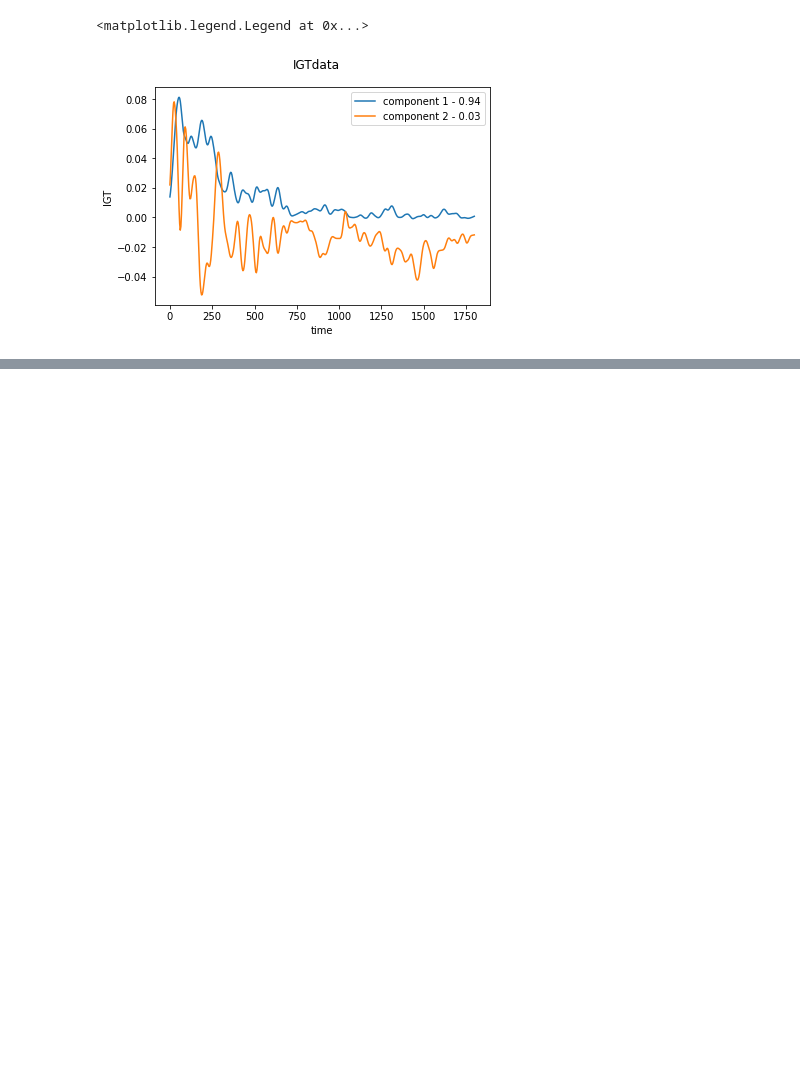
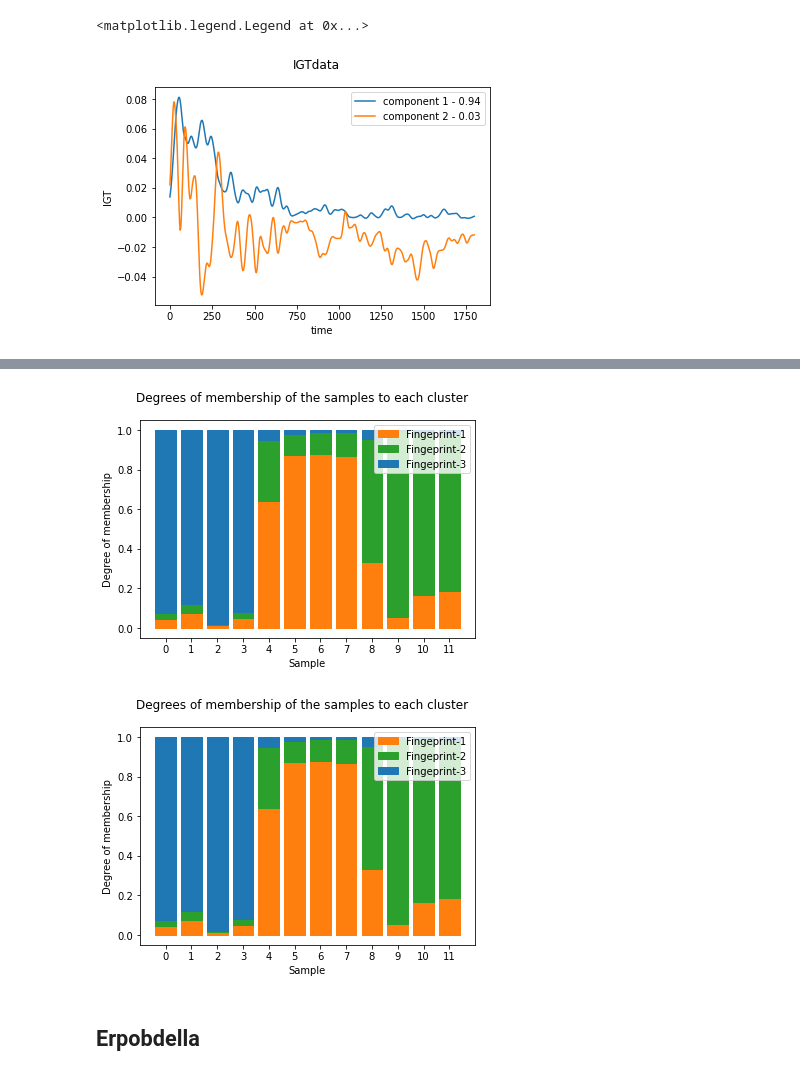
Before and after one commit to ruckapark/IndicateurGlobal, a Jupyter notebook: SETAC_Article2_figures.ipynb, the cells around one changed output, grey strips where cells are left out. Cells and saved outputs as stored; diff of their text form; code cells hidden in the pictures; blank space fills up the shorter version.

```diff
--- a/SETAC_Article2_figures.ipynb
+++ b/SETAC_Article2_figures.ipynb
@@ -258,0 +302,10 @@ plt.show()
+# %%
+fuzzy_kmeans = FuzzyCMeans(n_clusters = n_clusters,random_state = seed)
+fuzzy_kmeans.fit(means_fd_smooth)
+ClusterMembershipPlot(fuzzy_kmeans,means_fd_smooth,cluster_colors=cluster_colors,
+                     cluster_labels=labs).plot()
+# %% [output]
+[figure, added]
+[figure, added]
+# %% [markdown]
+## Erpobdella
```
Also changed, not shown: parts of 43 cells of this notebook.
